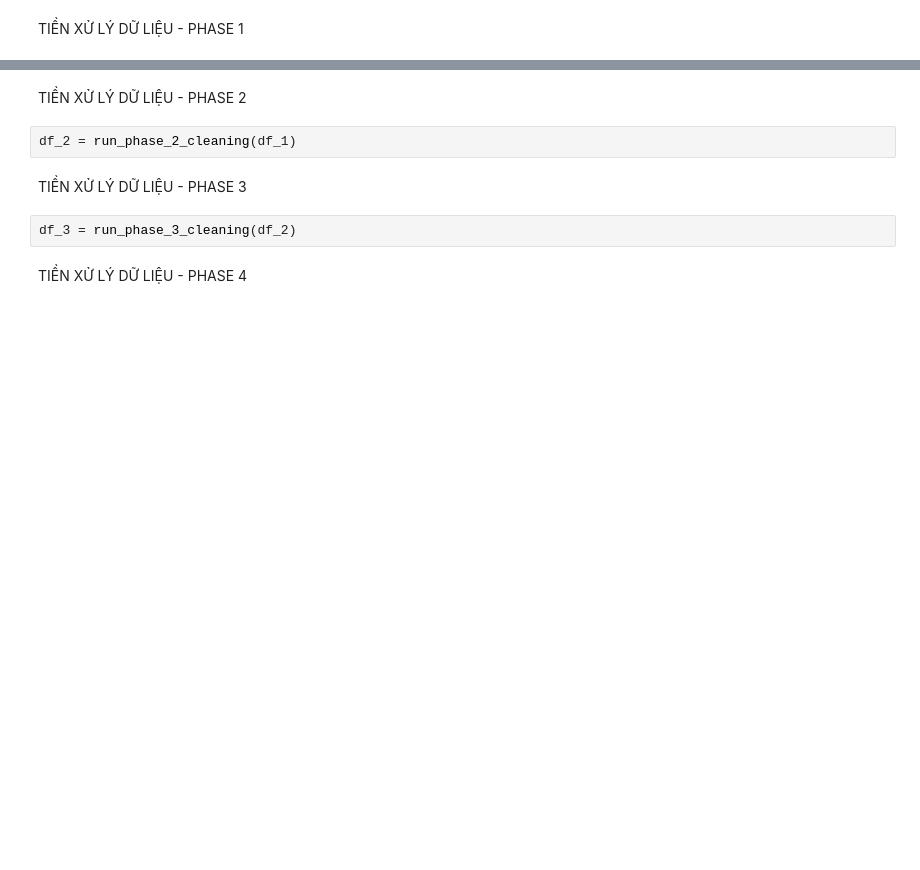
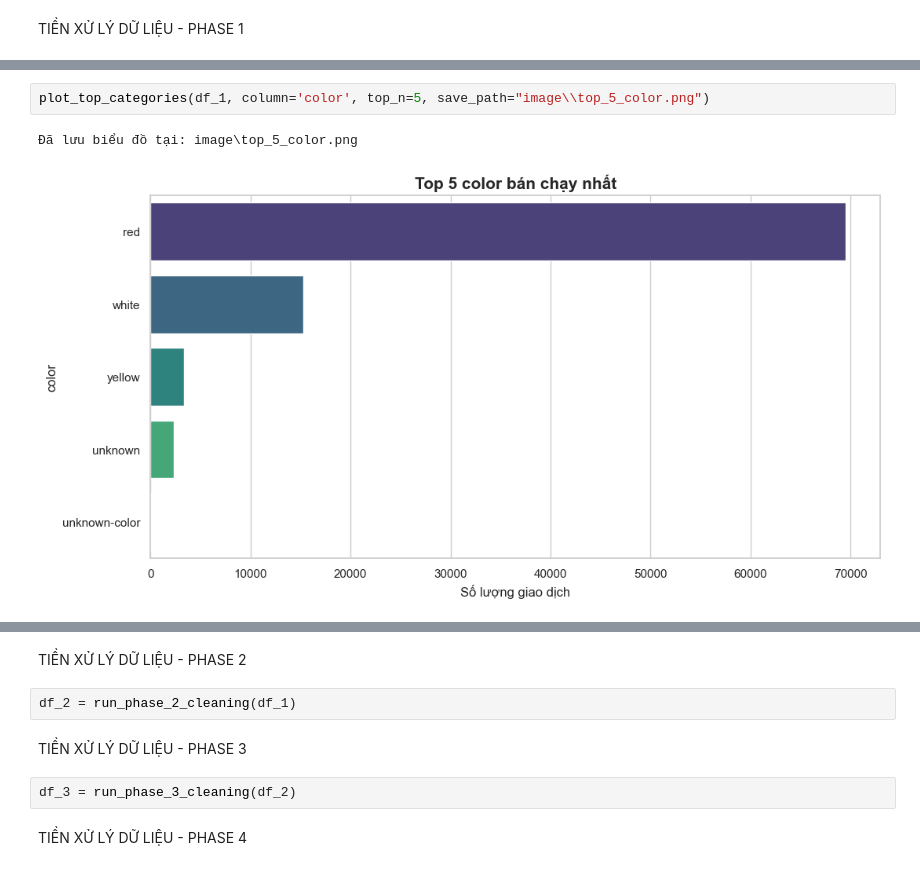
Before and after one commit to tinletrongCS/Data-mining, a Jupyter notebook: main.ipynb, the cells around one changed output, grey strips where cells are left out. Cells and saved outputs as stored; diff of their text form; blank space fills up the shorter version.

```diff
--- a/main.ipynb
+++ b/main.ipynb
@@ -78,0 +87,5 @@ df_1.head(5)
+# %%
+plot_top_categories(df_1, column='color', top_n=5, save_path="image\\top_5_color.png")
+# %% [output]
+Đã lưu biểu đồ tại: image\top_5_color.png
+[figure, added]
```
Also changed, not shown: parts of 10 cells of this notebook, 8 other files.
